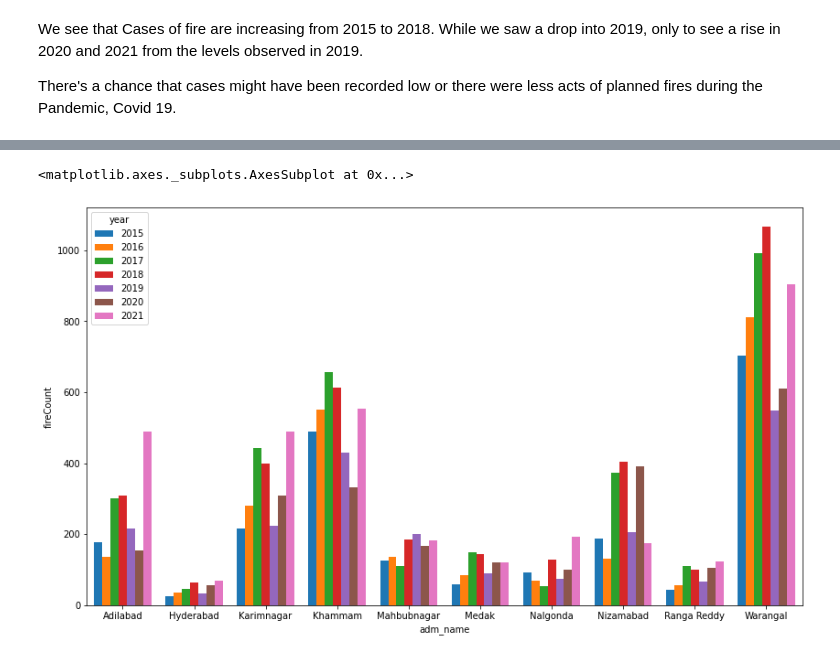
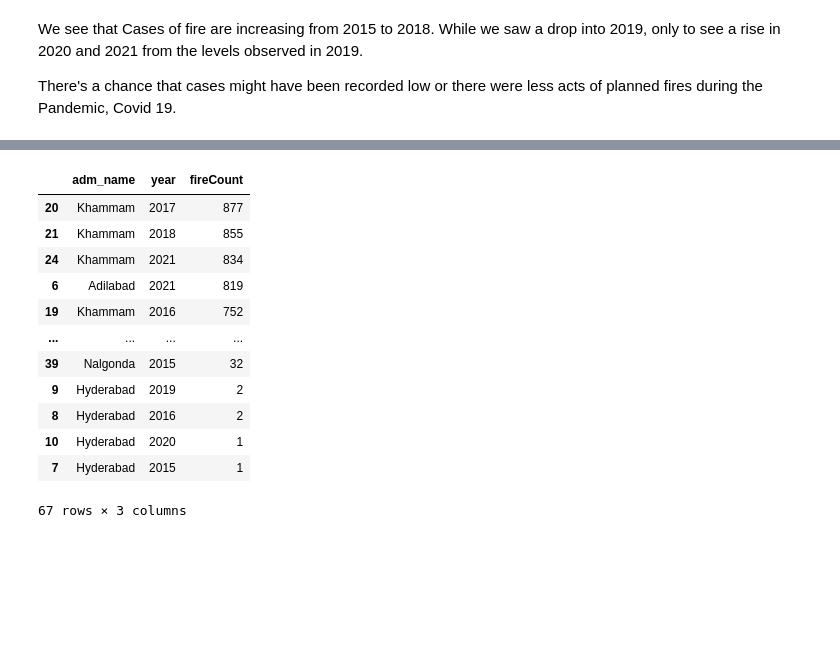
Before and after one commit to undpindia/dicra, a Jupyter notebook: Geospatial Data Science Internship/ShubhamSingh/Task1/TASK1.ipynb, the cells around one changed output, grey strips where cells are left out. Drawn from its saved outputs; the diff is of its cells as text; code cells hidden in the pictures; blank space fills up the shorter version.

```diff
--- a/Geospatial Data Science Internship/ShubhamSingh/Task1/TASK1.ipynb
+++ b/Geospatial Data Science Internship/ShubhamSingh/Task1/TASK1.ipynb
@@ -174,9 +152,19 @@ sns.barplot(data = fire_area_merged, y = "fireCount" , x = "year")
-# %%
-plt.figure(figsize = (14,8))
-sns.barplot(data = fire_area_merged, x = "adm_name" , y = "fireCount" , hue = "year", saturation= 1.2)
-# %% [output]
-<matplotlib.axes._subplots.AxesSubplot at 0x...>
-[figure, removed]
 # %%
 import json
 fire_area_merged.to_json(r'/content/Task1_json.json', orient = 'split')
+# %%
+fire_area_merged.sort_values(by ="fireCount", ascending = False)
+# %% [output]
+|  | adm_name | year | fireCount |
+| 20 | Khammam | 2017 | 877 |
+| 21 | Khammam | 2018 | 855 |
+| 24 | Khammam | 2021 | 834 |
+| 6 | Adilabad | 2021 | 819 |
+| 19 | Khammam | 2016 | 752 |
+| ... | ... | ... | ... |
+| 39 | Nalgonda | 2015 | 32 |
+| 9 | Hyderabad | 2019 | 2 |
+| 8 | Hyderabad | 2016 | 2 |
+| 10 | Hyderabad | 2020 | 1 |
+| 7 | Hyderabad | 2015 | 1 |
+67 rows × 3 columns
```
Also changed, not shown: parts of 33 cells of this notebook, 3 other files.
